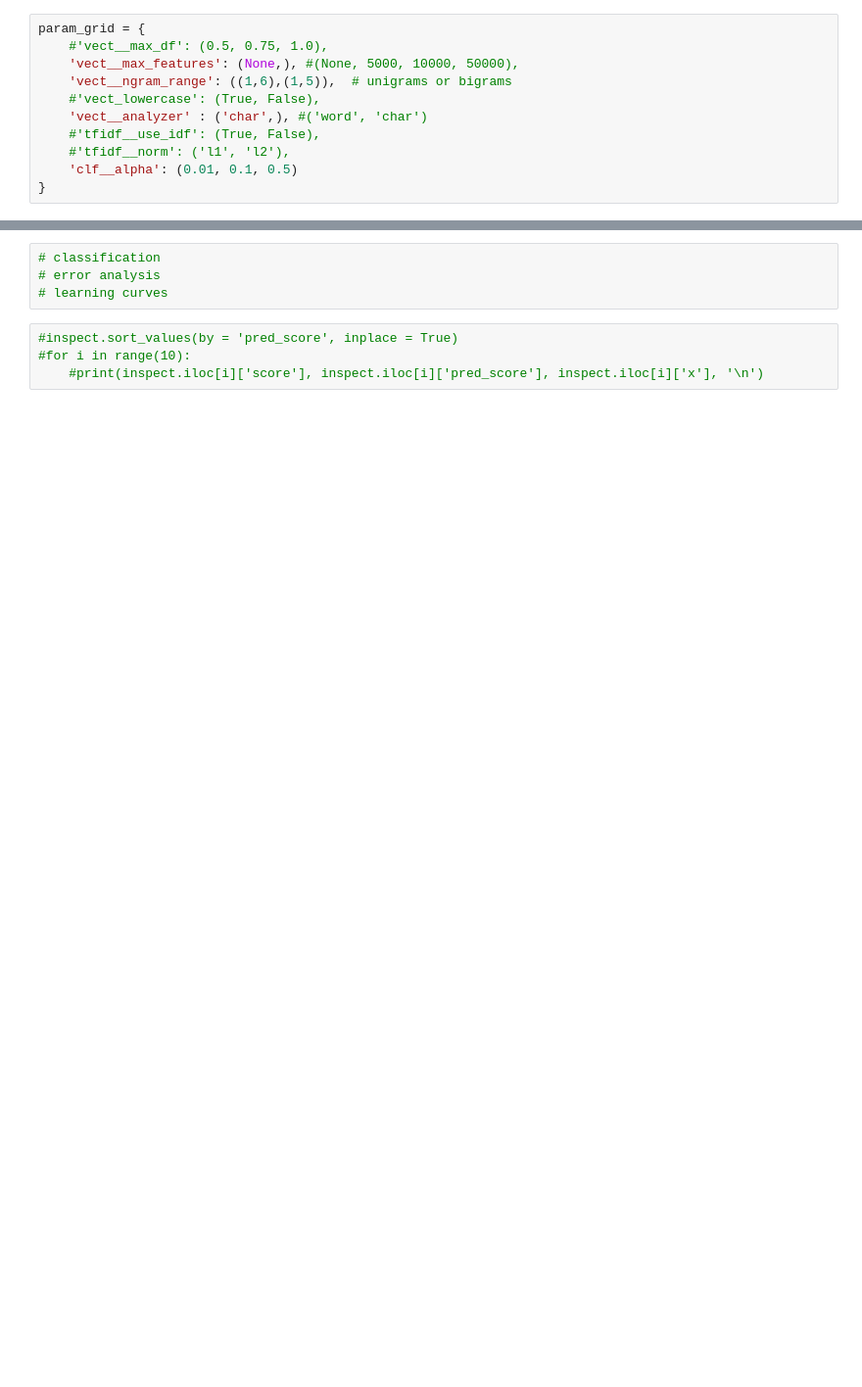
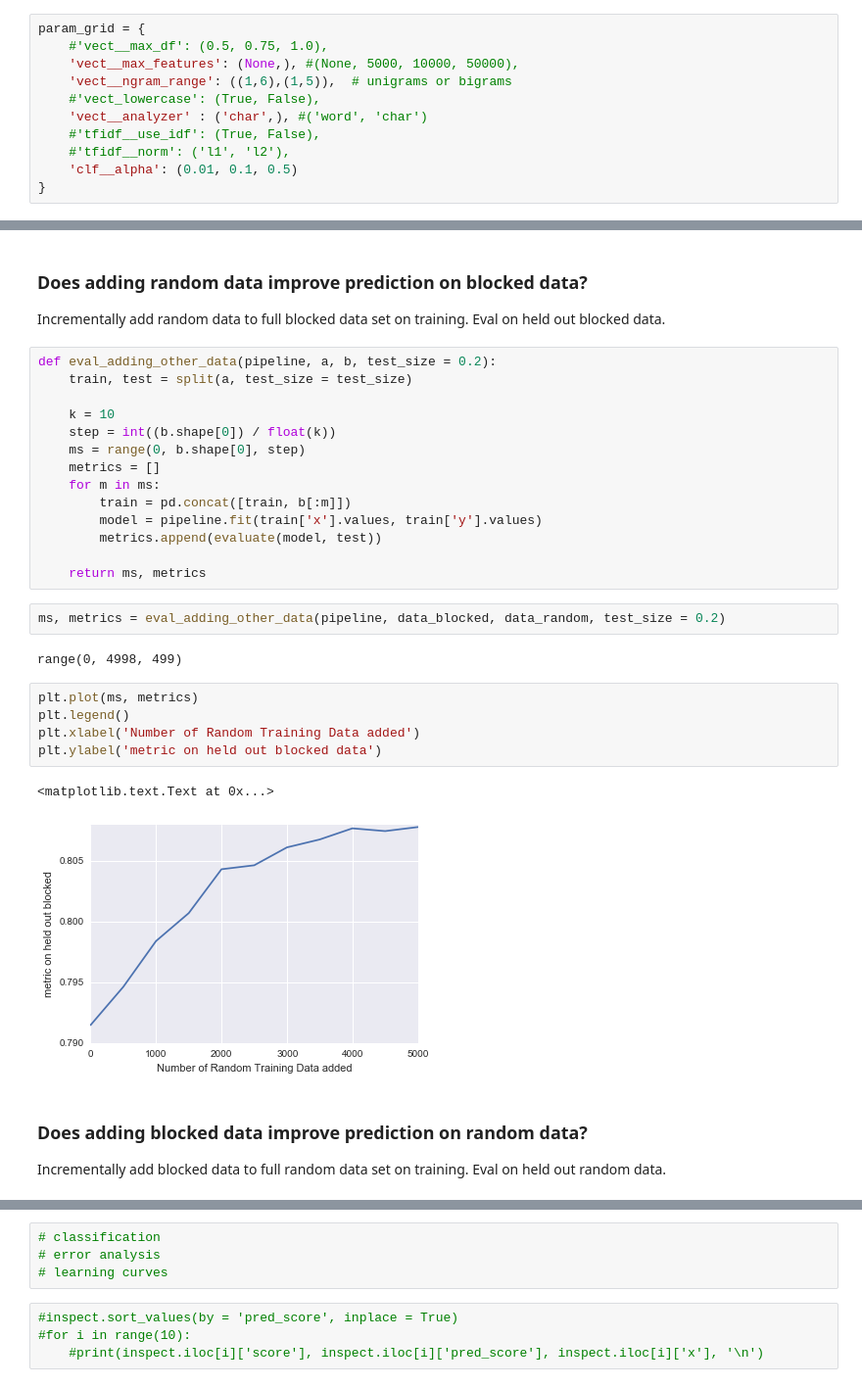
Before and after one commit to ewulczyn/wiki-detox, a Jupyter notebook: wikipedia/src/NGram Models.ipynb, the cells around one changed output, grey strips where cells are left out. Shown: that part at 98% size. Drawn from its saved outputs; the diff is of its cells as text; blank space fills up the shorter version.

```diff
--- a/wikipedia/src/NGram Models.ipynb
+++ b/wikipedia/src/NGram Models.ipynb
@@ -206,0 +232,34 @@ def regress(comments, labels, param_grid, reg_pipeline):
+# %% [markdown]
+### Does adding random data improve prediction on blocked data?
+
+Incrementally add random data to full blocked data set on training. Eval on held out blocked data.
+# %%
+def eval_adding_other_data(pipeline, a, b, test_size = 0.2):
+    train, test = split(a, test_size = test_size)
+
+    k = 10
+    step = int((b.shape[0]) / float(k))
+    ms = range(0, b.shape[0], step)
+    metrics = []
+    for m in ms:
+        train = pd.concat([train, b[:m]])
+        model = pipeline.fit(train['x'].values, train['y'].values)
+        metrics.append(evaluate(model, test))
+
+    return ms, metrics
+# %%
+ms, metrics = eval_adding_other_data(pipeline, data_blocked, data_random, test_size = 0.2)
+# %% [output]
+range(0, 4998, 499)
+# %%
+plt.plot(ms, metrics)
+plt.legend()
+plt.xlabel('Number of Random Training Data added')
+plt.ylabel('metric on held out blocked data')
+# %% [output]
+<matplotlib.text.Text at 0x...>
+[figure, added]
+# %% [markdown]
+### Does adding blocked data improve prediction on random data?
+
+Incrementally add blocked data to full random data set on training. Eval on held out random data.
```
Also changed, not shown: parts of 41 cells of this notebook, 1 other file.
